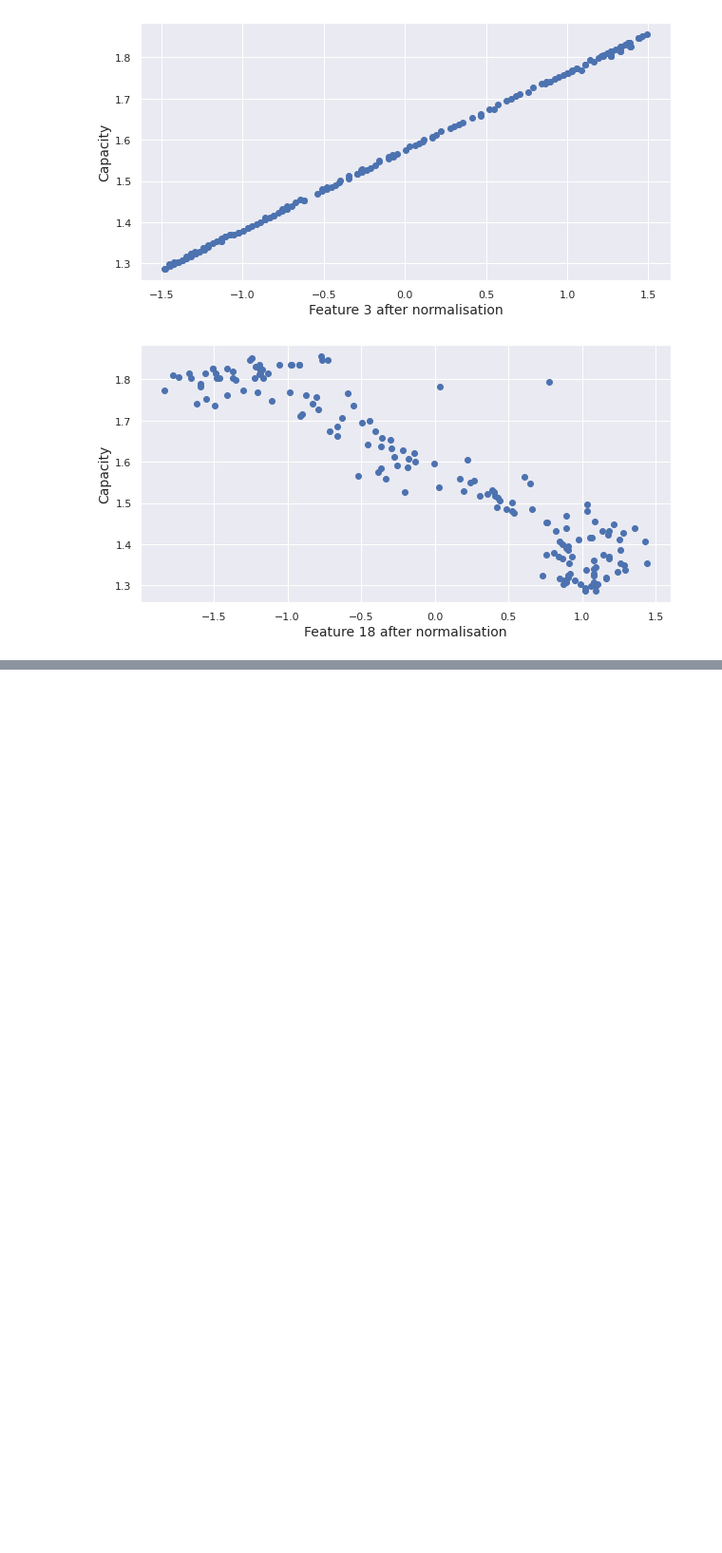
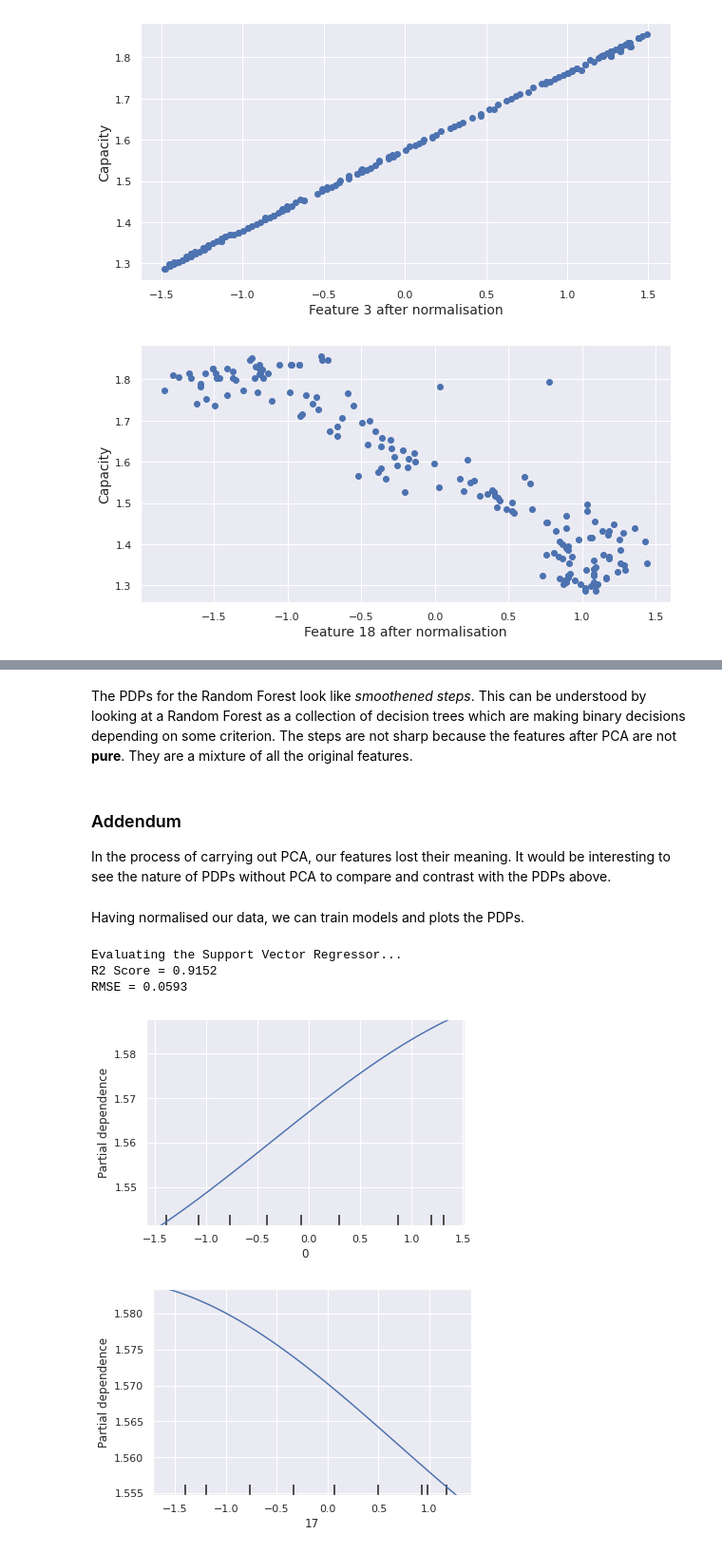
Before and after one commit to aweditya/ev-battery-degradation, a Jupyter notebook: src/Predicting RUL of EV Batteries.ipynb, the cells around one changed output, grey strips where cells are left out. Shown at 95% size. Drawn from its saved outputs; the diff is of its cells as text; code cells hidden in the pictures; blank space fills up the shorter version.

Commit message:
Worked on explainability. Compared with results w/o PCA

```diff
--- a/src/Predicting RUL of EV Batteries.ipynb
+++ b/src/Predicting RUL of EV Batteries.ipynb
@@ -1712,0 +1717,42 @@ fig.tight_layout(rect=[0, 0, 1, 0.95]) # For removing extra whitespace introduce
+# %% [markdown]
+The PDPs for the Random Forest look like _smoothened steps_. This can be understood by looking at a Random Forest as a collection of decision trees which are making binary decisions depending on some criterion. The steps are not sharp because the features after PCA are not **pure**. They are a mixture of all the original features.
+# %% [markdown]
+### Addendum
+In the process of carrying out PCA, our features lost their meaning. It would be interesting to see the nature of PDPs without PCA to compare and contrast with the PDPs above.
+# %%
+# Using the original data but not carrying out PCA
+train_x1, test_x1, train_y1, test_y1 = train_test_split(x, y, train_size = 0.8)
+
+# Standardize the training data
+scaler = StandardScaler()
+# Fit the scaler to X_train
+scaler.fit(train_x1)
+
+# Transform the entire data using the computed mean and variance
+train_x1 = scaler.transform(train_x1)
+test_x1 = scaler.transform(test_x1)
+# %% [markdown]
+Having normalised our data, we can train models and plots the PDPs.
+# %%
+s = SVR()
+s.fit(train_x1, train_y1)
+
+print(blue(f"Evaluating the Support Vector Regressor...", 'bold'))
+print(f"R2 Score = {s.score(test_x1, test_y1):.4f}")
+
+mse = mean_squared_error(s.predict(test_x1), test_y1)
+rmse = np.sqrt(mse)
+print(f"RMSE = {rmse:.4f}")
+# %% [output]
+Evaluating the Support Vector Regressor...
+R2 Score = 0.9152
+RMSE = 0.0593
+# %%
+# PDP for time at which battery voltage hits 2.7V
+disp_s0 = PartialDependenceDisplay.from_estimator(s, train_x1, features=[0])
+
+# PDP for maximum temperature
+disp_s17 = PartialDependenceDisplay.from_estimator(s, train_x1, features=[17])
+# %% [output]
+[figure, added]
+[figure, added]
```
Also changed, not shown: parts of 17 cells of this notebook.
